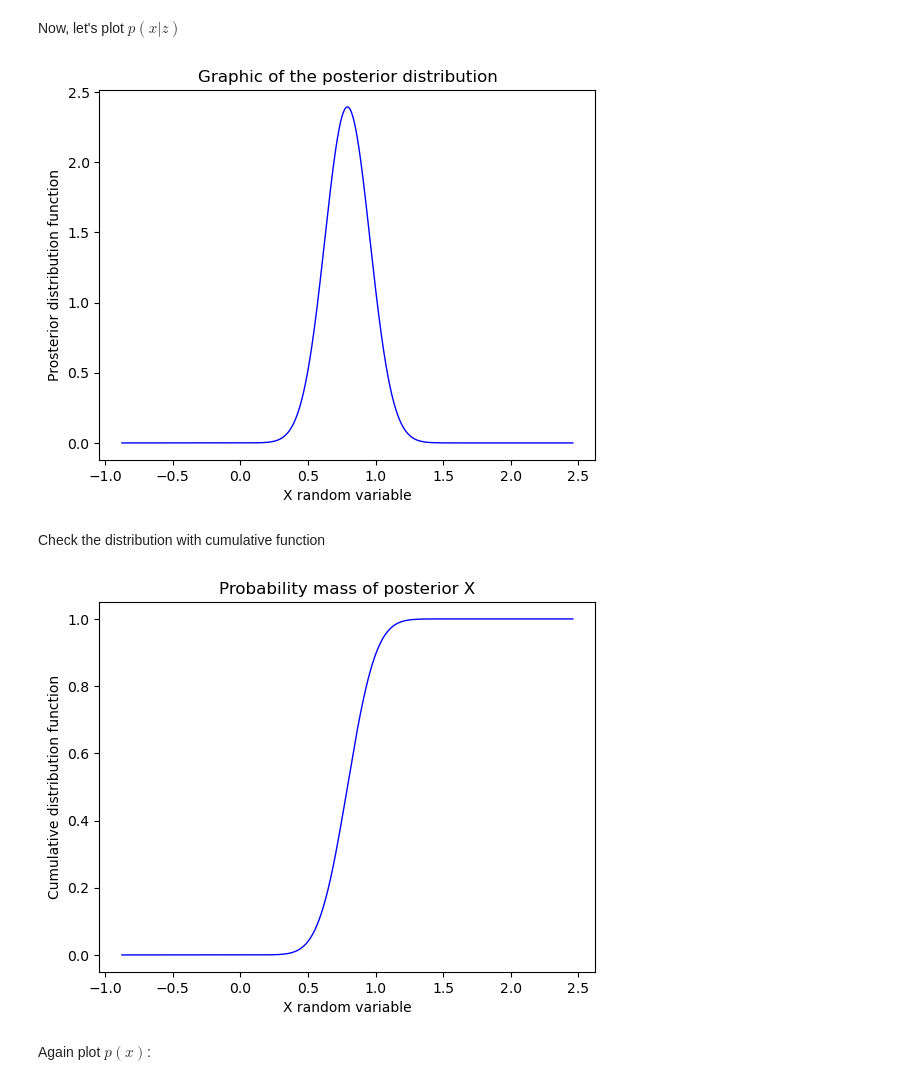
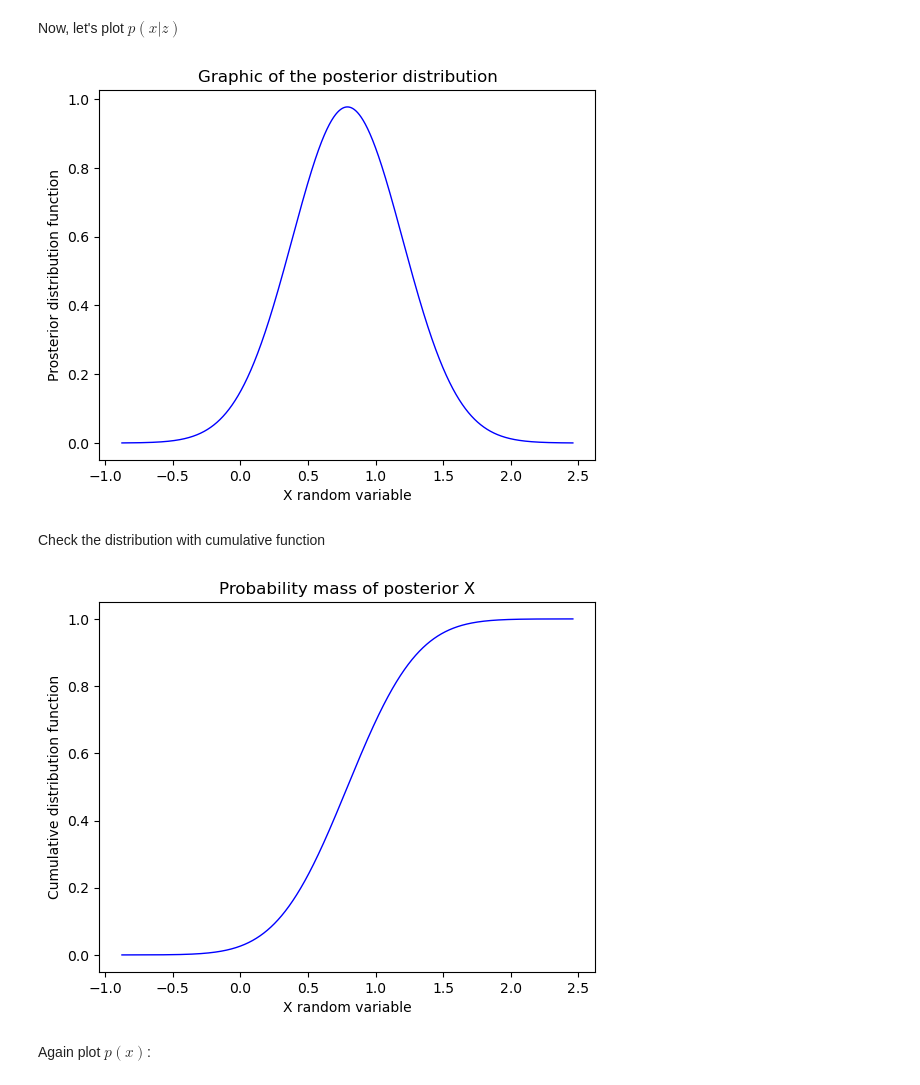
Before and after one commit to LaGrunje/PerceptionInRobotics, a Jupyter notebook: PS1/AlexanderLepinskikh_PS1.ipynb, the cells around one changed output. Cells and saved outputs as stored; diff of their text form; code cells hidden in the pictures.

```diff
--- a/PS1/AlexanderLepinskikh_PS1.ipynb
+++ b/PS1/AlexanderLepinskikh_PS1.ipynb
@@ -85,16 +85,16 @@ Now, let's plot $p(x|z)$
 # %%
 mean = (0.2 + 0.75) / (0.2 + 1)
 std = 0.2 / (0.2 + 1)
 plt.figsize=(5,10)
 x = np.linspace(mean - 10 * std, mean + 10 * std, 100001)
-plt.plot(x, norm.pdf(x, mean, std),
+plt.plot(x, norm.pdf(x, mean, np.sqrt(std)),
         'b-', lw=1, alpha=1)
 plt.xlabel('X random variable')
 plt.ylabel('Prosterior distribution function')
 plt.title('Graphic of the posterior distribution')
 plt.show()
 # %% [output]
-[figure, old version]
+[figure, new version]
 # %% [markdown]
 Check the distribution with cumulative function
 # %%
@@ -102,14 +102,14 @@ mean = (0.2 + 0.75) / (0.2 + 1)
 std = 0.2 / (0.2 + 1)
 plt.figsize=(5,10)
 x = np.linspace(mean - 10 * std, mean + 10 * std, 100001)
-plt.plot(x, norm.cdf(x, mean, std),
+plt.plot(x, norm.cdf(x, mean, np.sqrt(std)),
         'b-', lw=1, alpha=1)
 plt.xlabel('X random variable')
 plt.ylabel('Cumulative distribution function')
 plt.title('Probability mass of posterior X')
 plt.show()
 # %% [output]
-[figure, old version]
+[figure, new version]
 # %% [markdown]
 Again plot $p(x)$:
 # %%
```
Also changed, not shown: parts of 22 cells of this notebook.
